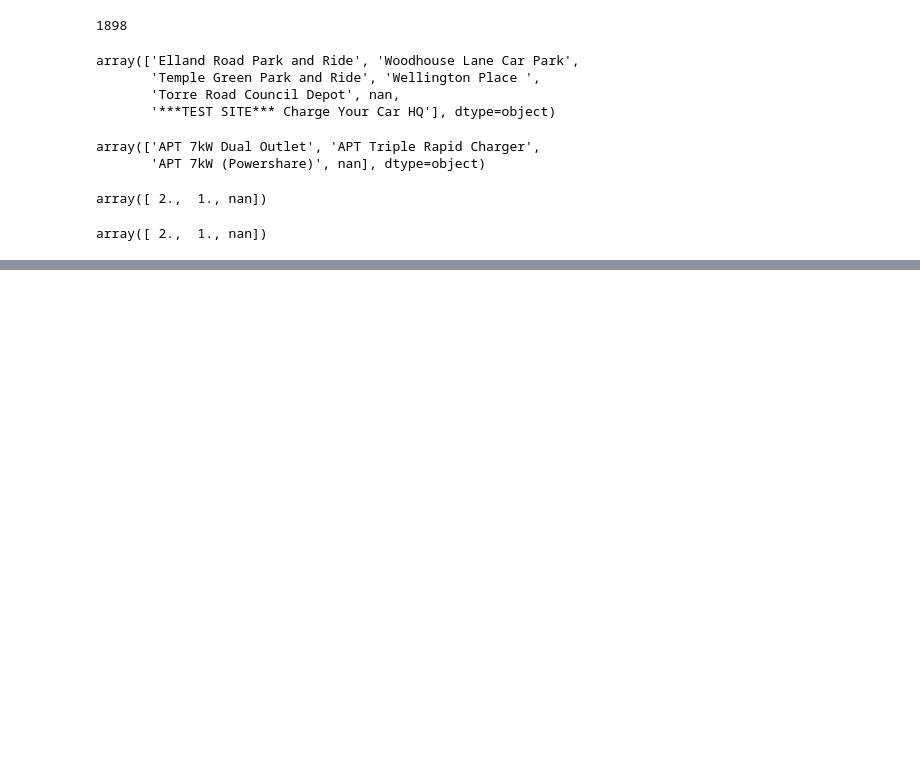
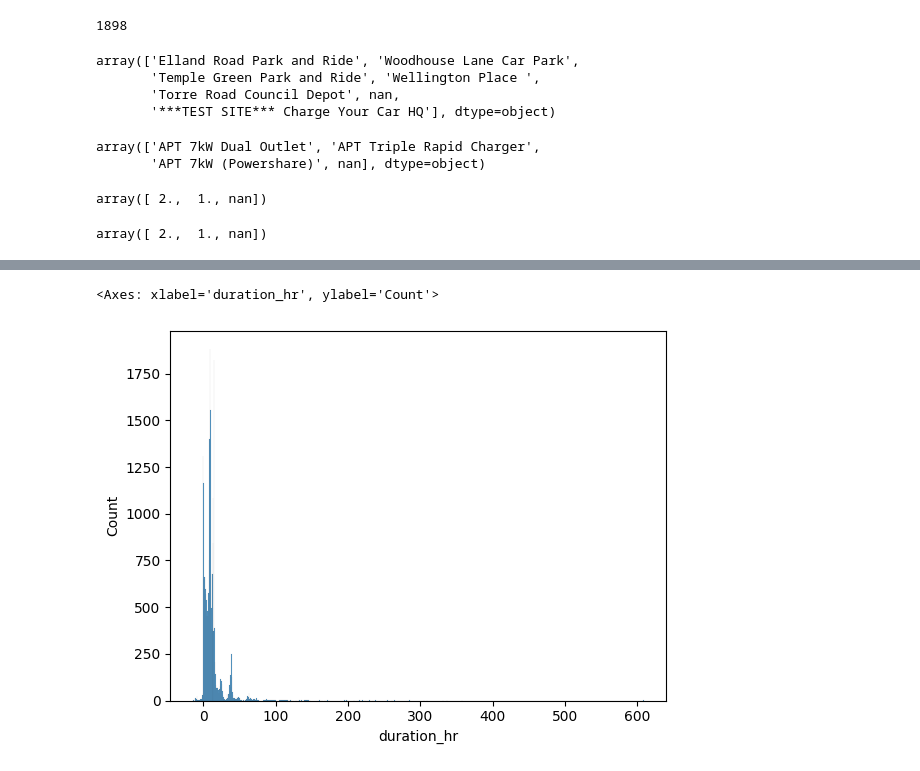
Before and after one commit to Luke-zm/ev_charge_ana, a Jupyter notebook: ev_charging_eda.ipynb, the cells around one changed output, grey strips where cells are left out. Saved outputs shown, nothing was run; the diff lists cells and outputs as text; code cells hidden in the pictures; blank space fills up the shorter version.

```diff
--- a/ev_charging_eda.ipynb
+++ b/ev_charging_eda.ipynb
@@ -72,0 +75,4 @@ array([ 2.,  1., nan])
+# %%
+url = "https://raw.githubusercontent.com/Luke-zm/ev_charge_ana/yy/data/cleansing_ev_charging_data.csv"
+df = pd.read_csv(url)
+df.head()
@@ -72,0 +86,3 @@ array([ 2.,  1., nan])
+# %%
+# Change the relavent columns to datetime format
+df[["start_datetime", "end_datetime"]] = df[["start_datetime", "end_datetime"]].apply(pd.to_datetime, yearfirst=True, format="%Y-%m-%d %H:%M:%S")
@@ -72,0 +91,4 @@ array([ 2.,  1., nan])
+# %%
+df = df[~df['site'].str.contains('test site', case=False)]
+df.reset_index(drop=True, inplace=True)
+df["site"].unique()
@@ -72,0 +349,5 @@ array([ 2.,  1., nan])
+# %%
+sns.histplot(df.duration_hr)
+# %% [output]
+<Axes: xlabel='duration_hr', ylabel='Count'>
+[figure, added]
```
Also changed, not shown: parts of 18 cells of this notebook.
